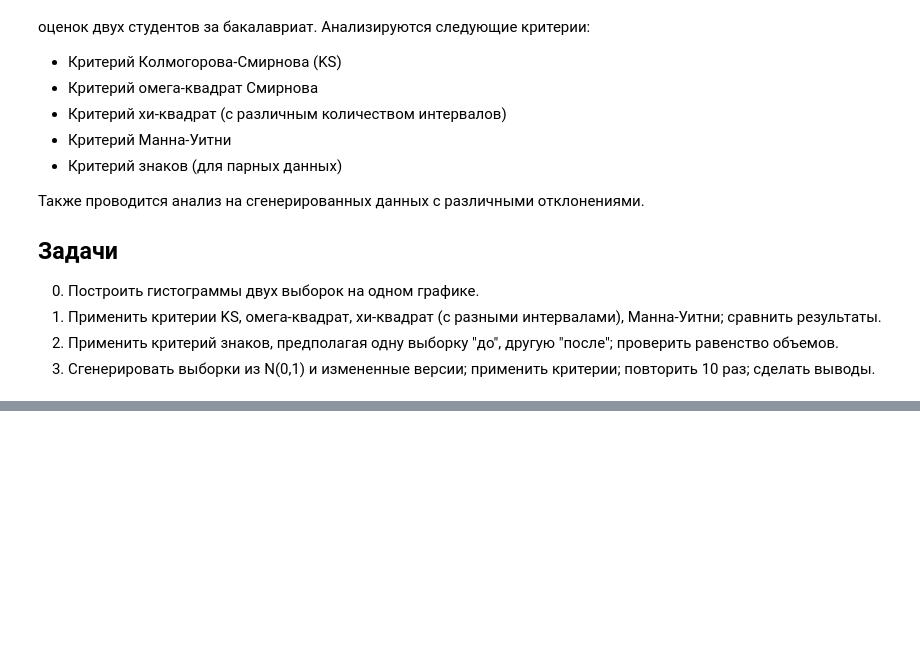
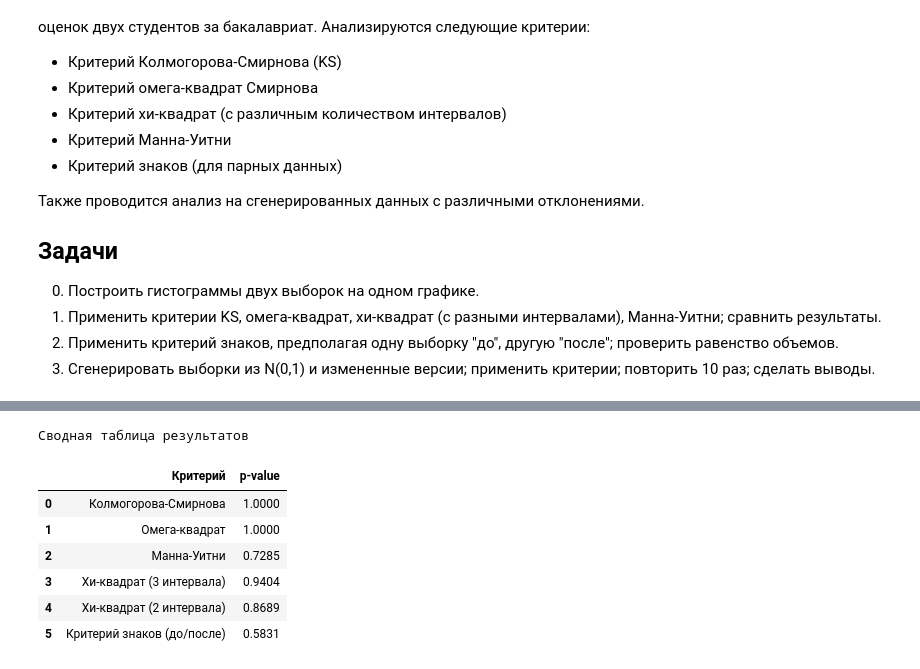
Before and after one commit to ArtemZS/LABS.-statistical-methods-of-data-processing-, a Jupyter notebook: lab2.ipynb, the cells around one changed output, grey strips where cells are left out. Saved outputs shown, nothing was run; the diff lists cells and outputs as text; code cells hidden in the pictures; blank space fills up the shorter version.

```diff
--- a/lab2.ipynb
+++ b/lab2.ipynb
@@ -179,0 +161,30 @@ Chi2_10_bins                0.1              0.8       0.3
+# %%
+# Расчеты p-value
+p_ks = stats.ks_2samp(student_1, student_2).pvalue
+p_cvm = stats.cramervonmises_2samp(student_1, student_2).pvalue
+p_mw, _ = test_mannwhitney_z(student_1, student_2)
+p_chi_3 = test_chi2_custom(student_1, student_2, bins=3)
+p_chi_2 = test_chi2_custom(student_1, student_2, bins=2)
+p_sign = test_sign_test(student_1, student_2)
+
+data_summary = [
+    ["Колмогорова-Смирнова", f"{p_ks:.4f}"],
+    ["Омега-квадрат", f"{p_cvm:.4f}"],
+    ["Манна-Уитни", f"{p_mw:.4f}"],
+    ["Хи-квадрат (3 интервала)", f"{p_chi_3:.4f}"],
+    ["Хи-квадрат (2 интервала)", f"{p_chi_2:.4f}"],
+    ["Критерий знаков (до/после)", f"{p_sign:.4f}"]
+]
+
+df_table_6 = pd.DataFrame(data_summary, columns=["Критерий", "p-value"])
+print("Сводная таблица результатов")
+display(df_table_6)
+# %% [output]
+Сводная таблица результатов
+|  | Критерий | p-value |
+| 0 | Колмогорова-Смирнова | 1.0000 |
+| 1 | Омега-квадрат | 1.0000 |
+| 2 | Манна-Уитни | 0.7285 |
+| 3 | Хи-квадрат (3 интервала) | 0.9404 |
+| 4 | Хи-квадрат (2 интервала) | 0.8689 |
+| 5 | Критерий знаков (до/после) | 0.5831 |
```
Also changed, not shown: parts of 12 cells of this notebook, 5 other files.
